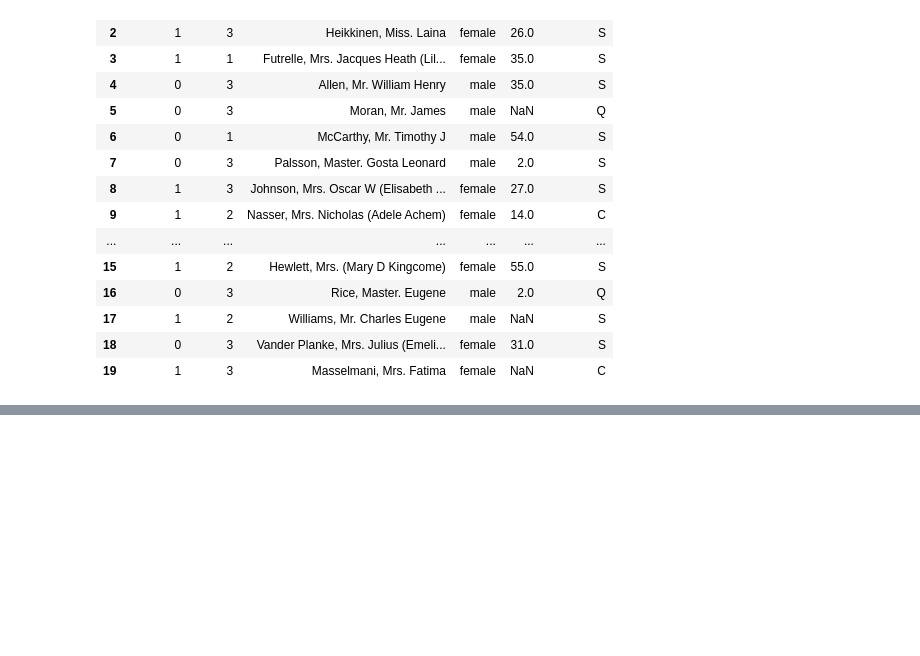
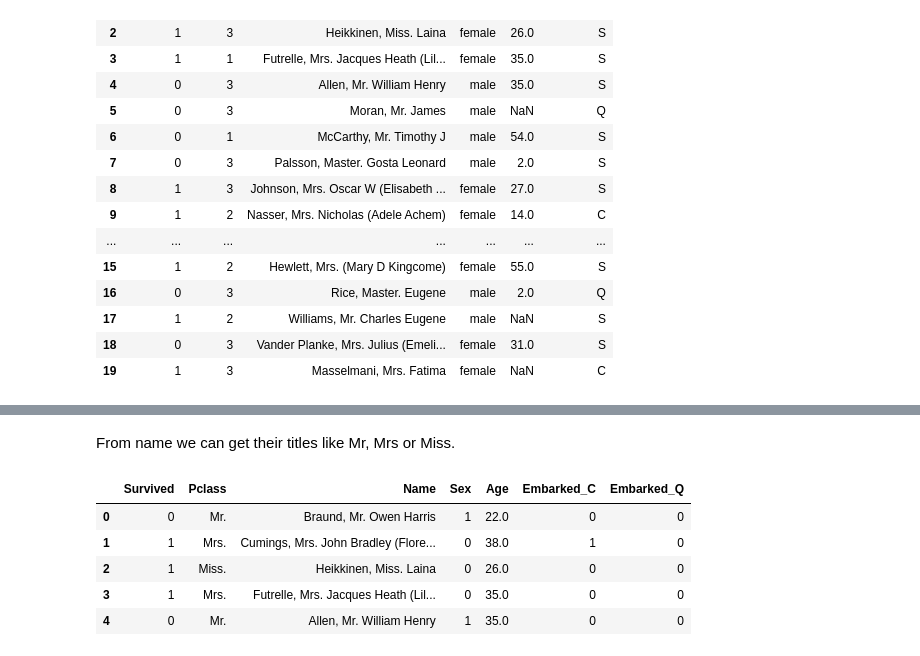
Before and after one commit to muokicaleb/Titanic, a Jupyter notebook: Titanic.ipynb, the cells around one changed output, grey strips where cells are left out. Saved outputs shown, nothing was run; the diff lists cells and outputs as text; code cells hidden in the pictures; blank space fills up the shorter version.

```diff
--- a/Titanic.ipynb
+++ b/Titanic.ipynb
@@ -166,0 +198,13 @@ X.head(20)
+# %% [markdown]
+<p>From name we can get their titles like Mr, Mrs or Miss.</p>
+# %%
+got= dataset.Name.str.split(',').str[1]
+X.iloc[:,1]=pd.DataFrame(got).Name.str.split('\s+').str[1]
+X.head()
+# %% [output]
+|  | Survived | Pclass | Name | Sex | Age | Embarked_C | Embarked_Q |
+| 0 | 0 | Mr. | Braund, Mr. Owen Harris | 1 | 22.0 | 0 | 0 |
+| 1 | 1 | Mrs. | Cumings, Mrs. John Bradley (Flore... | 0 | 38.0 | 1 | 0 |
+| 2 | 1 | Miss. | Heikkinen, Miss. Laina | 0 | 26.0 | 0 | 0 |
+| 3 | 1 | Mrs. | Futrelle, Mrs. Jacques Heath (Lil... | 0 | 35.0 | 0 | 0 |
+| 4 | 0 | Mr. | Allen, Mr. William Henry | 1 | 35.0 | 0 | 0 |
```
Also changed, not shown: parts of 11 cells of this notebook.
